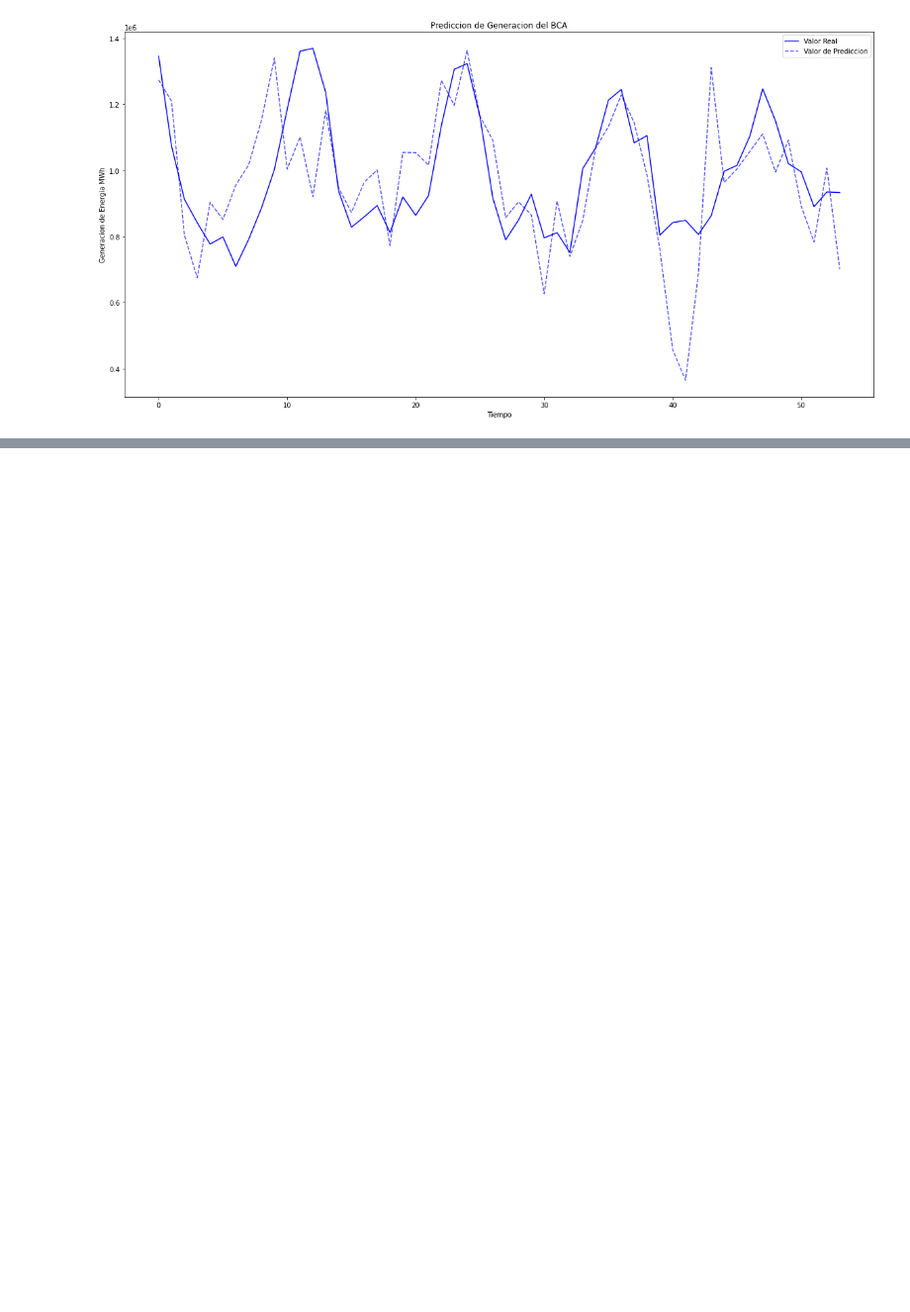
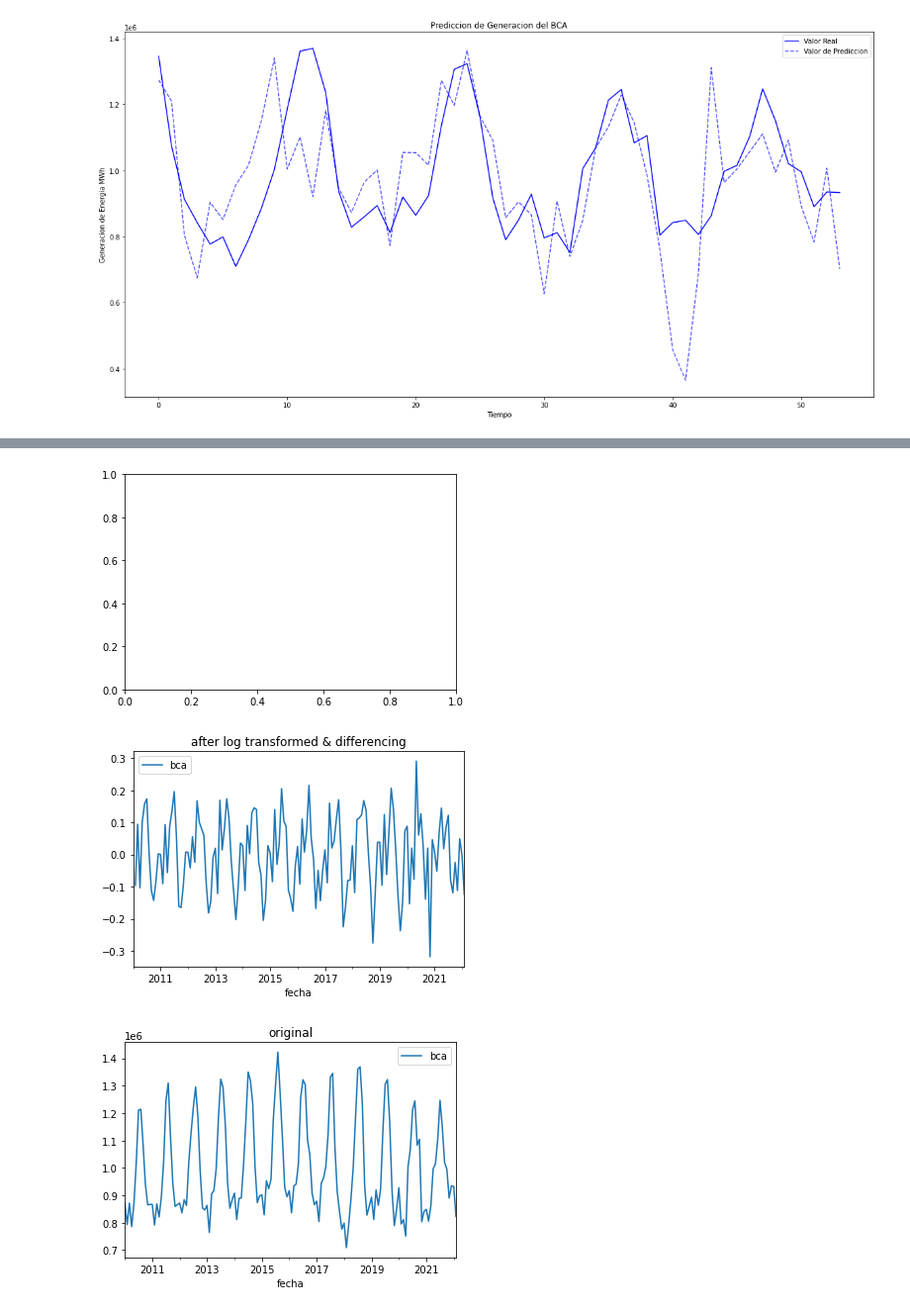
Before and after one commit to rosalesmm/ProyectoBEDU, a Jupyter notebook: Proyecto_BEDU_3.ipynb, the cells around one changed output, grey strips where cells are left out. Shown at 99% size. Drawn from its saved outputs; the diff is of its cells as text; code cells hidden in the pictures; blank space fills up the shorter version.

```diff
--- a/Proyecto_BEDU_3.ipynb
+++ b/Proyecto_BEDU_3.ipynb
@@ -218,0 +261,11 @@ plt.show()
+# %%
+ log_bca = pd.DataFrame(df_bca.bca.apply(lambda x : np.log(x)))
+ log_diff = log_bca - log_bca.shift()
+ ax1 = plt.subplot()
+ log_diff.plot(title='after log transformed & differencing');
+ ax2 = plt.subplot()
+ df_bca.plot(title='original');
+# %% [output]
+[figure, added]
+[figure, added]
+[figure, added]
```
Also changed, not shown: parts of 11 cells of this notebook.
